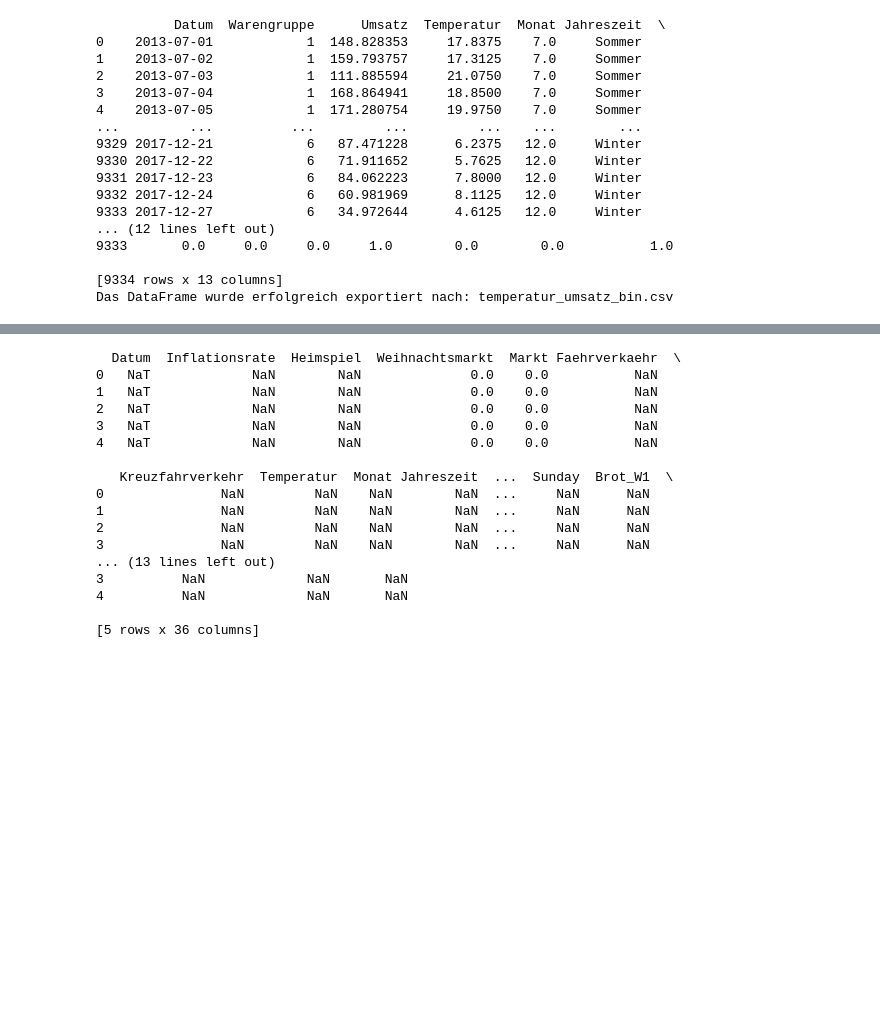
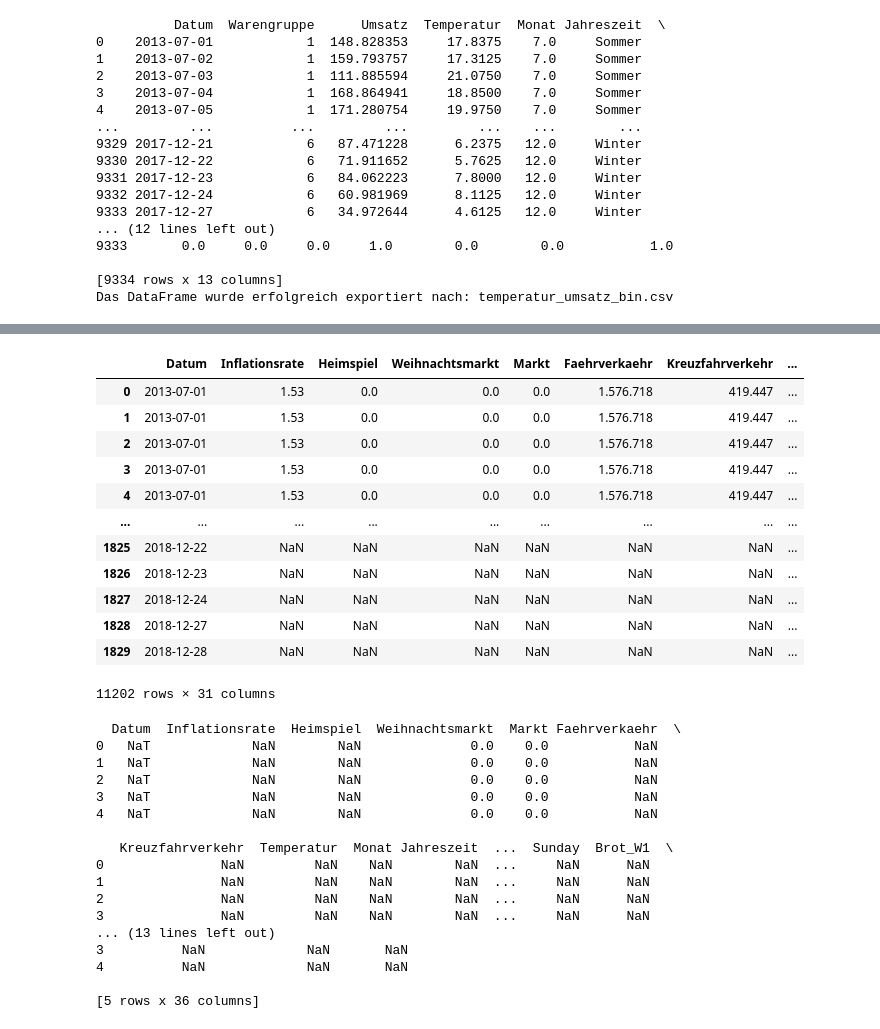
Before and after one commit to Fiesa00/DS_ML_Gr_1.5, a Jupyter notebook: 0_DataPreparation/Variablen.ipynb, the cells around one changed output, grey strips where cells are left out. Saved outputs shown, nothing was run; the diff lists cells and outputs as text; code cells hidden in the pictures; blank space fills up the shorter version.

```diff
--- a/0_DataPreparation/Variablen.ipynb
+++ b/0_DataPreparation/Variablen.ipynb
@@ -75,3 +152,33 @@ df_frei=pd.read_csv(frei_csv)
+# %%
+
+# Zuerst die Daten vor dem Testzeitraum behalten
+before_test = df_merged_new[df_merged_new["Datum"] < '2018-08-01'].copy()
+
+# Dann die Testdaten für den gewünschten Zeitraum nehmen
+test_period = df_test_codiert[(df_test_codiert["Datum"] >= '2018-08-01') & (df_test_codiert["Datum"] <= '2019-07-31')]
+
+# Die beiden Teile zusammenfügen
+final_df = pd.concat([before_test, test_period])
+
+
+# Mergen der DataFrames auf 'Datum'
+#df_test_merged_all = df_merged_new.merge(df_test_codiert, on='Datum', how='left')
+# %%
+final_df
+# %% [output]
+|  | Datum | Inflationsrate | Heimspiel | Weihnachtsmarkt | Markt | Faehrverkaehr | Kreuzfahrverkehr | ... |
+| 0 | 2013-07-01 | 1.53 | 0.0 | 0.0 | 0.0 | 1.576.718 | 419.447 | ... |
+| 1 | 2013-07-01 | 1.53 | 0.0 | 0.0 | 0.0 | 1.576.718 | 419.447 | ... |
+| 2 | 2013-07-01 | 1.53 | 0.0 | 0.0 | 0.0 | 1.576.718 | 419.447 | ... |
+| 3 | 2013-07-01 | 1.53 | 0.0 | 0.0 | 0.0 | 1.576.718 | 419.447 | ... |
+| 4 | 2013-07-01 | 1.53 | 0.0 | 0.0 | 0.0 | 1.576.718 | 419.447 | ... |
+| ... | ... | ... | ... | ... | ... | ... | ... | ... |
+| 1825 | 2018-12-22 | NaN | NaN | NaN | NaN | NaN | NaN | ... |
+| 1826 | 2018-12-23 | NaN | NaN | NaN | NaN | NaN | NaN | ... |
+| 1827 | 2018-12-24 | NaN | NaN | NaN | NaN | NaN | NaN | ... |
+| 1828 | 2018-12-27 | NaN | NaN | NaN | NaN | NaN | NaN | ... |
+| 1829 | 2018-12-28 | NaN | NaN | NaN | NaN | NaN | NaN | ... |
+11202 rows × 31 columns
 # %%
 import pandas as pd
 from datetime import datetime
```
Also changed, not shown: parts of 7 cells of this notebook, 2 other files.
